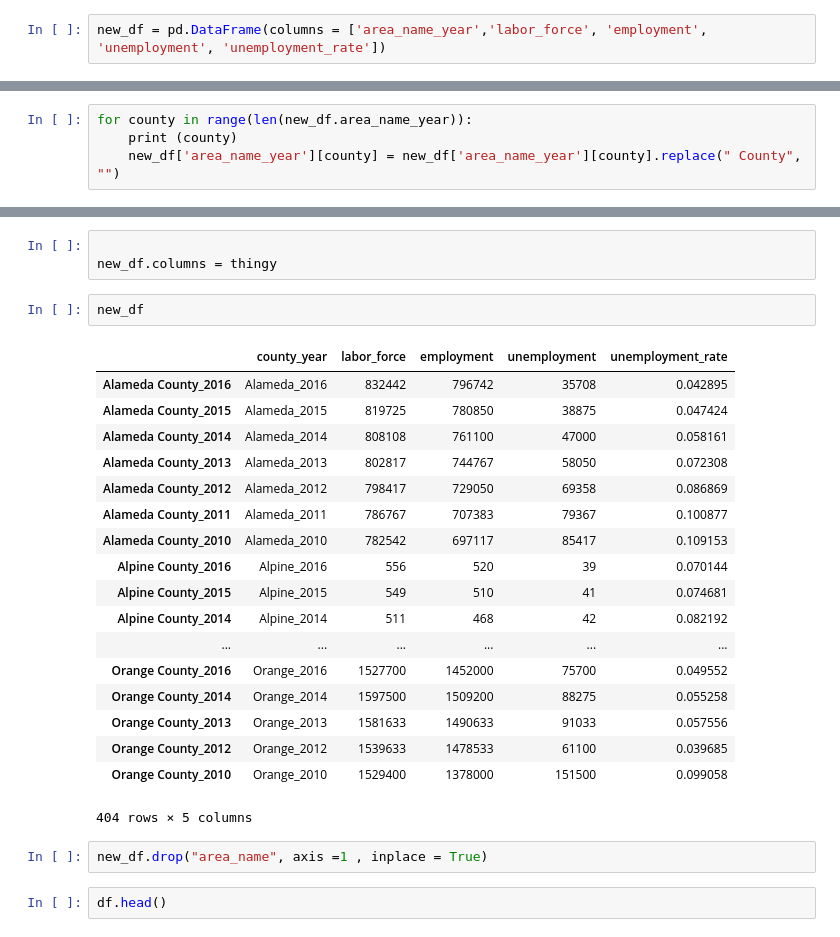
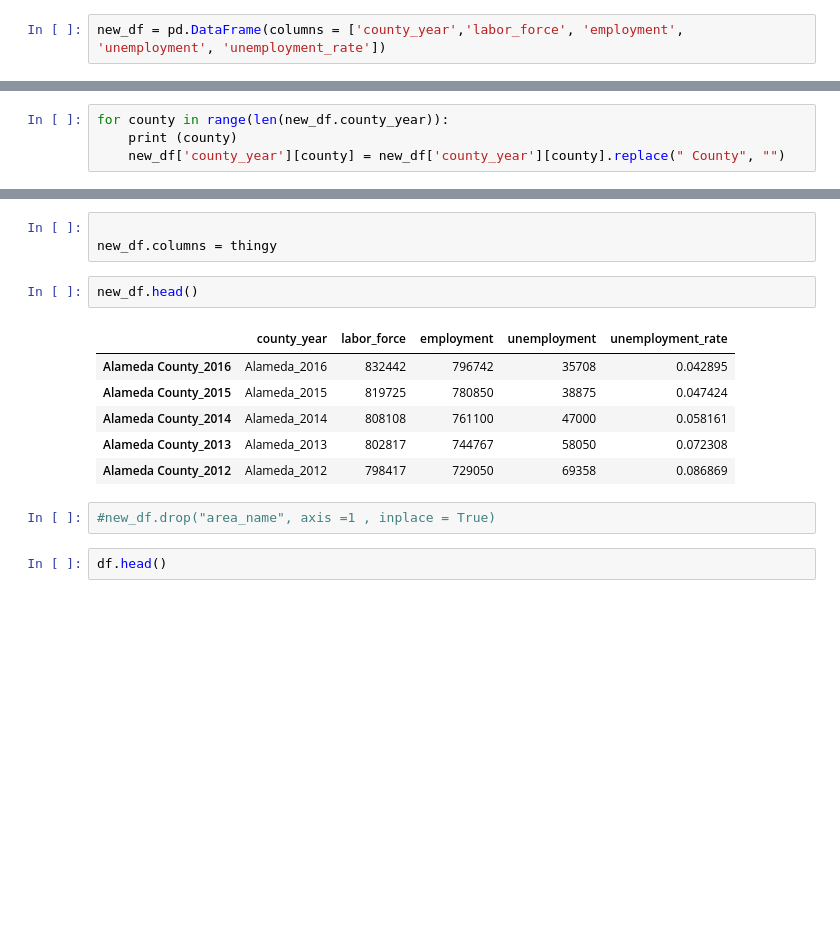
Before and after one commit to Davidloku1234567/project-client_project, a Jupyter notebook: Notebooks/unemployment_csv.ipynb, the cells around one changed output, grey strips where cells are left out. Cells and saved outputs as stored; diff of their text form; blank space fills up the shorter version.

```diff
--- a/Notebooks/unemployment_csv.ipynb
+++ b/Notebooks/unemployment_csv.ipynb
@@ -131,7 +131,7 @@ array(['Alameda County', 'Alpine County', 'Amador County', 'Butte County',
        'Tulare County', 'Tuolumne County', 'Ventura County',
        'Yolo County', 'Yuba County', 'Orange County'], dtype=object)
 # %%
-new_df = pd.DataFrame(columns = ['area_name_year','labor_force', 'employment', 'unemployment', 'unemployment_rate'])
+new_df = pd.DataFrame(columns = ['county_year','labor_force', 'employment', 'unemployment', 'unemployment_rate'])
 # %%
 new_df
 # %% [output]
@@ -214,7 +214,7 @@ new_df.head()
 # %%
-for county in range(len(new_df.area_name_year)):
+for county in range(len(new_df.county_year)):
     print (county)
-    new_df['area_name_year'][county] = new_df['area_name_year'][county].replace(" County", "")
+    new_df['county_year'][county] = new_df['county_year'][county].replace(" County", "")
 # %% [output]
 0
 1
@@ -255,28 +258,16 @@ thingy[0] = 'county_year'
 
 new_df.columns = thingy
 # %%
-new_df
+new_df.head()
 # %% [output]
 |  | county_year | labor_force | employment | unemployment | unemployment_rate |
 | Alameda County_2016 | Alameda_2016 | 832442 | 796742 | 35708 | 0.042895 |
 | Alameda County_2015 | Alameda_2015 | 819725 | 780850 | 38875 | 0.047424 |
 | Alameda County_2014 | Alameda_2014 | 808108 | 761100 | 47000 | 0.058161 |
 | Alameda County_2013 | Alameda_2013 | 802817 | 744767 | 58050 | 0.072308 |
 | Alameda County_2012 | Alameda_2012 | 798417 | 729050 | 69358 | 0.086869 |
-| Alameda County_2011 | Alameda_2011 | 786767 | 707383 | 79367 | 0.100877 |
-| Alameda County_2010 | Alameda_2010 | 782542 | 697117 | 85417 | 0.109153 |
-| Alpine County_2016 | Alpine_2016 | 556 | 520 | 39 | 0.070144 |
-| Alpine County_2015 | Alpine_2015 | 549 | 510 | 41 | 0.074681 |
-| Alpine County_2014 | Alpine_2014 | 511 | 468 | 42 | 0.082192 |
-| ... | ... | ... | ... | ... | ... |
-| Orange County_2016 | Orange_2016 | 1527700 | 1452000 | 75700 | 0.049552 |
-| Orange County_2014 | Orange_2014 | 1597500 | 1509200 | 88275 | 0.055258 |
-| Orange County_2013 | Orange_2013 | 1581633 | 1490633 | 91033 | 0.057556 |
-| Orange County_2012 | Orange_2012 | 1539633 | 1478533 | 61100 | 0.039685 |
-| Orange County_2010 | Orange_2010 | 1529400 | 1378000 | 151500 | 0.099058 |
-404 rows × 5 columns
 # %%
-new_df.drop("area_name", axis =1 , inplace = True)
+#new_df.drop("area_name", axis =1 , inplace = True)
 # %%
 df.head()
 # %% [output]
```
Also changed, not shown: parts of 8 cells of this notebook, 52 other files.
